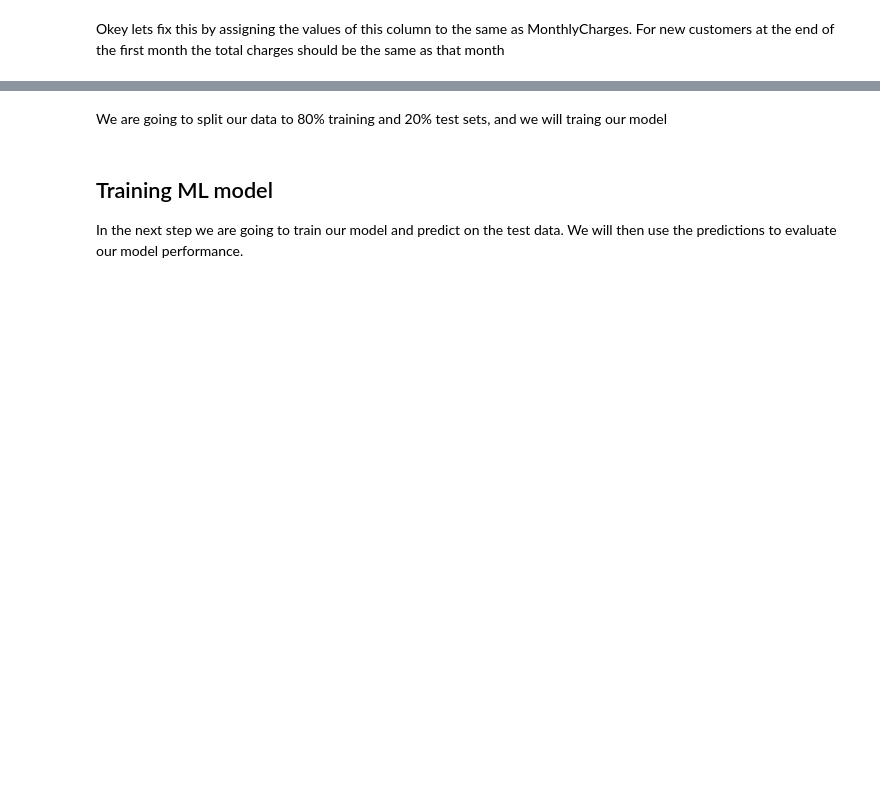
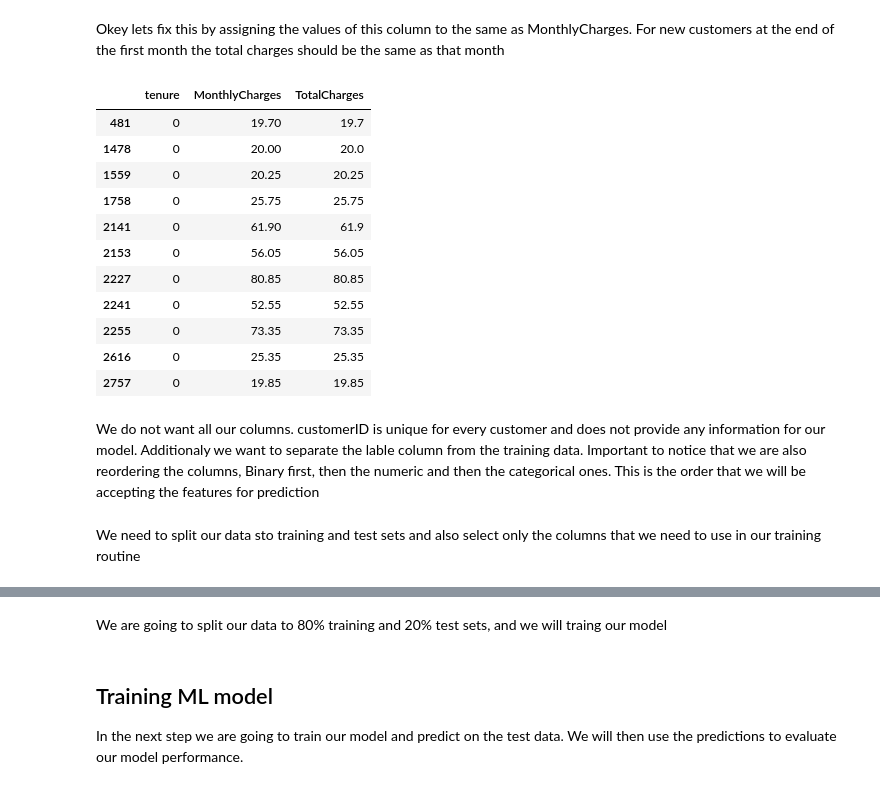
Before and after one commit to anifort/vertex-ai-telco-churn, a Jupyter notebook: experiment.ipynb, the cells around one changed output, grey strips where cells are left out. Drawn from its saved outputs; the diff is of its cells as text; code cells hidden in the pictures; blank space fills up the shorter version.

```diff
--- a/experiment.ipynb
+++ b/experiment.ipynb
@@ -10,0 +29,14 @@ PROJECT=PROJECT[0]
+# %%
+PROJECT=!gcloud config get-value project # returns default project id
+PROJECT=PROJECT[0]
+DATASET='telco'
+TABLE='churn'
+BUCKET = "telco-churn"
+
+DATA_GCS_LOCATION = "gs://"+BUCKET+"/data/data_v1.csv"
+
+JOB_TIMESTAMP = datetime.now().strftime('%Y%m%d-%H%M%S')
+
+# shortcut! AI Platform training creates this environment variable when you pass baseOutputDirectory with the training job.
+# here I simulate this env variable but in actual training this will not be needed as it will be already created.
+MODEL_DIR = "gs://"+BUCKET+"/training-"+JOB_TIMESTAMP
@@ -34,3 +118,27 @@ df = (
+# %%
+def load_data_from_gcs(data_gcs_path: str) -> pd.DataFrame:
+    # using dask that supports wildcards to read multiple files. then with .compute i create a pandas dataframe
+    # some values for TotalCharges are missing and this creates confusion reading the data types. we define TotalCharges as object.
+    # we will later fix this upnormality
+    logging.info("reading gs data: {}".format(data_gcs_path))
+    return dd.read_csv(data_gcs_path, dtype={'TotalCharges': 'object'}).compute()
+
+def load_data_from_bq(bq_uri: str) -> pd.DataFrame:
+    logging.info("reading bq data: {}".format(bq_uri))
+    project,dataset,table =  bq_uri.split(".")
+    bqclient = bigquery.Client(project=PROJECT)
+    bqstorageclient = bigquery_storage.BigQueryReadClient()
+    query_string = """
+    SELECT * from {ds}.{tbl}
+    """.format(ds=dataset, tbl=table)
+
+    return (
+        bqclient.query(query_string)
+        .result()
+        .to_dataframe(bqstorage_client=bqstorageclient)
+    )
+# %%
+df = load_data_from_gcs(DATA_GCS_LOCATION)
 # %% [markdown]
 Let's have a look how the data loaded in the dataframe look like
 # %%
@@ -50,5 +193,25 @@ df.loc[df['tenure']==0, ['tenure', 'MonthlyCharges', 'TotalCharges']]
 # %% [markdown]
 Okey lets fix this by assigning the values of this column to the same as MonthlyCharges. For new customers at the end of the first month the total charges should be the same as that month
+# %%
+def sort_missing_total_charges(df: pd.DataFrame):
+    df.loc[df.tenure == 0, 'TotalCharges'] = df.loc[df.tenure == 0, 'MonthlyCharges']
 # %%
-df.loc[df.tenure == 0, 'TotalCharges'] = df.loc[df.tenure == 0, 'MonthlyCharges']
+sort_missing_total_charges(df)
 df.loc[df.tenure==0, ['tenure', 'MonthlyCharges', 'TotalCharges']]
+# %% [output]
+|  | tenure | MonthlyCharges | TotalCharges |
+| 481 | 0 | 19.70 | 19.7 |
+| 1478 | 0 | 20.00 | 20.0 |
+| 1559 | 0 | 20.25 | 20.25 |
+| 1758 | 0 | 25.75 | 25.75 |
+| 2141 | 0 | 61.90 | 61.9 |
+| 2153 | 0 | 56.05 | 56.05 |
+| 2227 | 0 | 80.85 | 80.85 |
+| 2241 | 0 | 52.55 | 52.55 |
+| 2255 | 0 | 73.35 | 73.35 |
+| 2616 | 0 | 25.35 | 25.35 |
+| 2757 | 0 | 19.85 | 19.85 |
+# %% [markdown]
+We do not want all our columns. customerID is unique for every customer and does not provide any information for our model. Additionaly we want to separate the lable column from the training data.
+Important to notice that we are also reordering the columns, Binary first, then the numeric and then the categorical ones.
+This is the order that we will be accepting the features for prediction
@@ -54,0 +227,2 @@ df.loc[df.tenure==0, ['tenure', 'MonthlyCharges', 'TotalCharges']]
+# %% [markdown]
+We need to split our data sto training and test sets and also select only the columns that we need to use in our training routine
```
Also changed, not shown: parts of 36 cells of this notebook, 7 other files.
